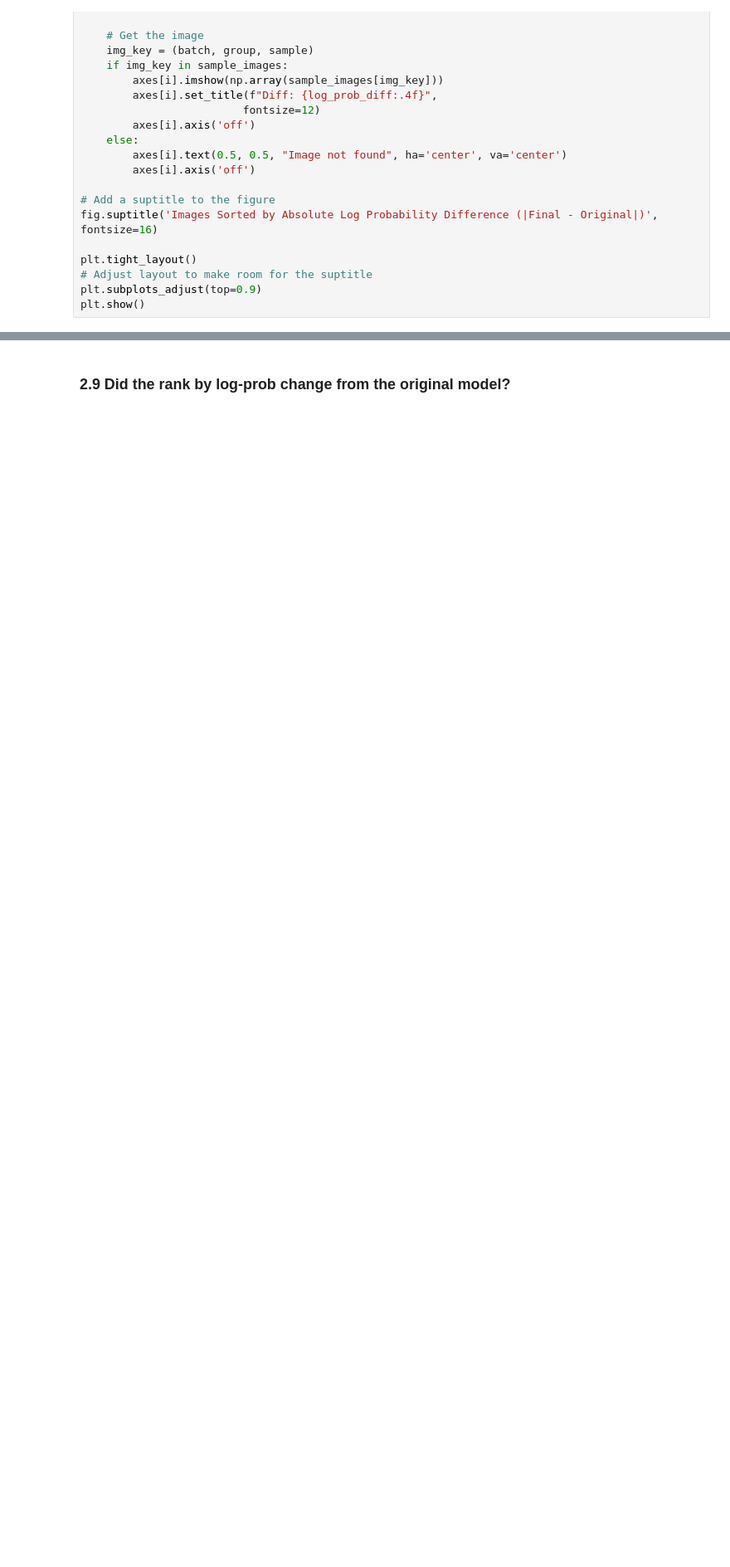
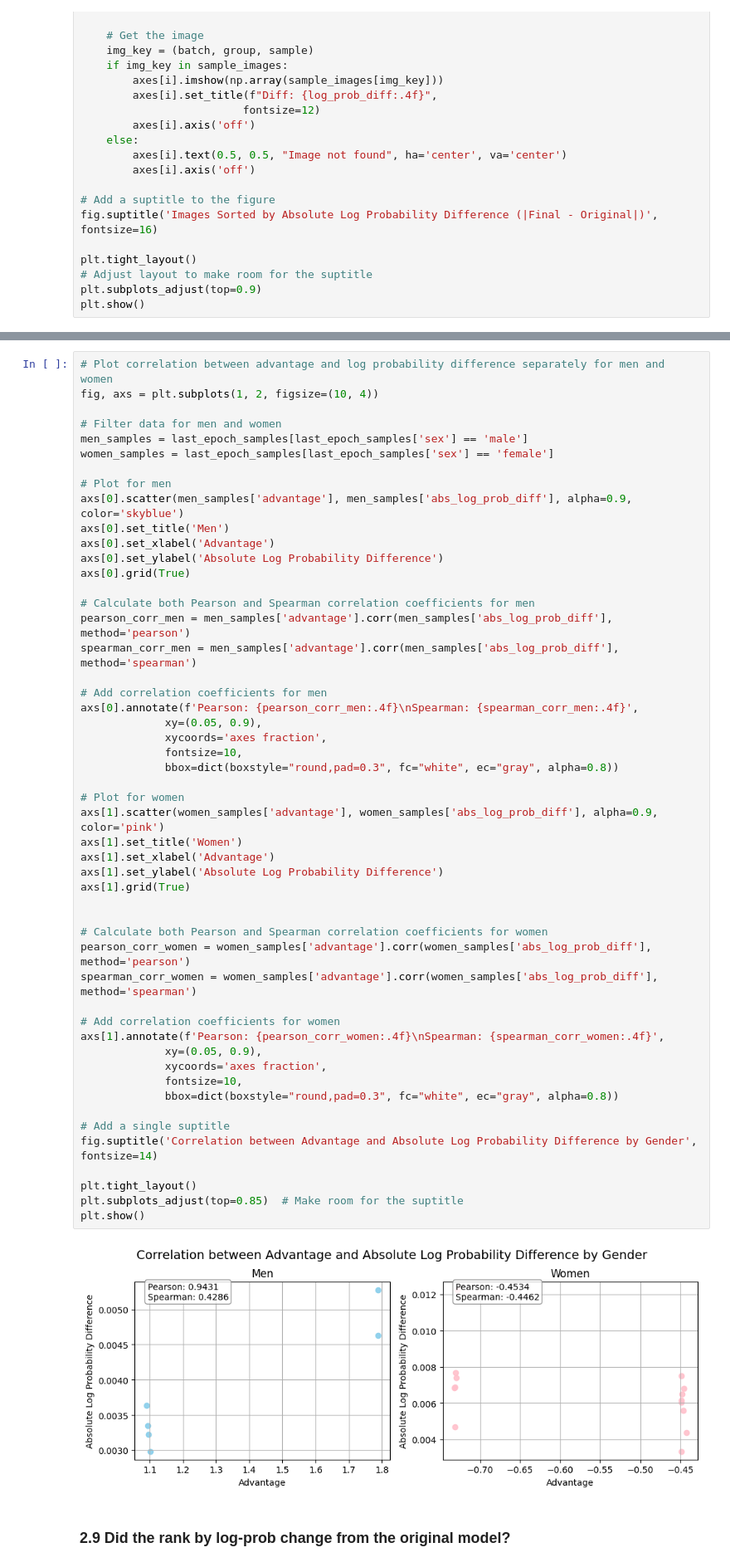
Before and after one commit to AmandaJMendes-CW/Fine-Tuning-Diffusion-Models-With-RL, a Jupyter notebook: analysis.ipynb, the cells around one changed output, grey strips where cells are left out. Shown at 83% size. Saved outputs shown, nothing was run; the diff lists cells and outputs as text; blank space fills up the shorter version.

```diff
--- a/analysis.ipynb
+++ b/analysis.ipynb
@@ -976,3 +1044,56 @@ plt.show()
+# %%
+# Plot correlation between advantage and log probability difference separately for men and women
+fig, axs = plt.subplots(1, 2, figsize=(10, 4))
+
+# Filter data for men and women
+men_samples = last_epoch_samples[last_epoch_samples['sex'] == 'male']
+women_samples = last_epoch_samples[last_epoch_samples['sex'] == 'female']
+
+# Plot for men
+axs[0].scatter(men_samples['advantage'], men_samples['abs_log_prob_diff'], alpha=0.9, color='skyblue')
+axs[0].set_title('Men')
+axs[0].set_xlabel('Advantage')
+axs[0].set_ylabel('Absolute Log Probability Difference')
+axs[0].grid(True)
+
+# Calculate both Pearson and Spearman correlation coefficients for men
+pearson_corr_men = men_samples['advantage'].corr(men_samples['abs_log_prob_diff'], method='pearson')
+spearman_corr_men = men_samples['advantage'].corr(men_samples['abs_log_prob_diff'], method='spearman')
+
+# Add correlation coefficients for men
+axs[0].annotate(f'Pearson: {pearson_corr_men:.4f}\nSpearman: {spearman_corr_men:.4f}',
+             xy=(0.05, 0.9),
+             xycoords='axes fraction',
+             fontsize=10,
+             bbox=dict(boxstyle="round,pad=0.3", fc="white", ec="gray", alpha=0.8))
+
+# Plot for women
+axs[1].scatter(women_samples['advantage'], women_samples['abs_log_prob_diff'], alpha=0.9, color='pink')
+axs[1].set_title('Women')
+axs[1].set_xlabel('Advantage')
+axs[1].set_ylabel('Absolute Log Probability Difference')
+axs[1].grid(True)
+
+
+# Calculate both Pearson and Spearman correlation coefficients for women
+pearson_corr_women = women_samples['advantage'].corr(women_samples['abs_log_prob_diff'], method='pearson')
+spearman_corr_women = women_samples['advantage'].corr(women_samples['abs_log_prob_diff'], method='spearman')
+
+# Add correlation coefficients for women
+axs[1].annotate(f'Pearson: {pearson_corr_women:.4f}\nSpearman: {spearman_corr_women:.4f}',
+             xy=(0.05, 0.9),
+             xycoords='axes fraction',
+             fontsize=10,
+             bbox=dict(boxstyle="round,pad=0.3", fc="white", ec="gray", alpha=0.8))
+
+# Add a single suptitle
+fig.suptitle('Correlation between Advantage and Absolute Log Probability Difference by Gender', fontsize=14)
+
+plt.tight_layout()
+plt.subplots_adjust(top=0.85)  # Make room for the suptitle
+plt.show()
+# %% [output]
+[figure, added]
 # %% [markdown]
 ### 2.9 Did the rank by log-prob change from the original model?
 # %% [markdown]
```
Also changed, not shown: parts of 9 cells of this notebook.
